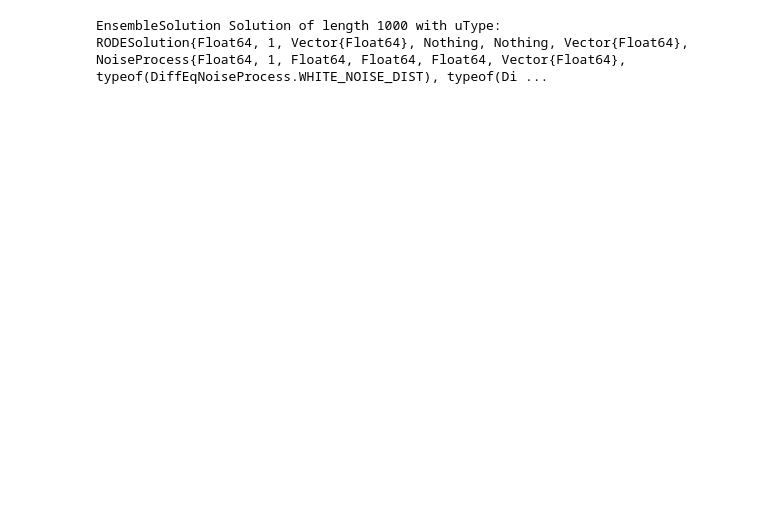
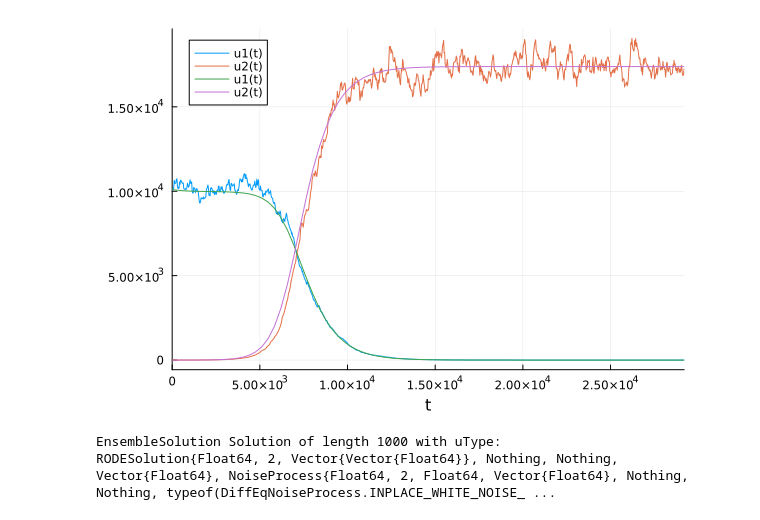
Before and after one commit to jasnyder/stochastic-cancitis-model, a Jupyter notebook: sdes_in_julia.ipynb, the cells around one changed output. Saved outputs shown, nothing was run; the diff lists cells and outputs as text; code cells hidden in the pictures; blank space fills up the shorter version.

```diff
--- a/sdes_in_julia.ipynb
+++ b/sdes_in_julia.ipynb
@@ -20,0 +78,26 @@ plot!(sol2)
+# %%
+u0 = [1.01e4, 3.84e10, 0, 0, 699, 3.61]
+p = [8.7e-4, 1.5e-3, 1.1e-5, 1.1e-5, 4.7e13, 4.7e13, 2e-3, 2e-3, 129, 129, 2e-9, 7.5e-5, 7.5e-5, 7.5e-5, 7.5e-5, 2, 3e-4, 2e9, 2e-8, 7]
+du = zeros(6)
+t=0
+# call the rhs function once to precompile it
+cancitis_rhs(du, u0, p, t)
+cancitis_noise(du, u0, p, t)
+t_relax = 2.5e3
+t_final=365*80
+
+# solve the ODE to relax hopefully out of a stiff region
+ode_prob = ODEProblem(cancitis_rhs, u0, (0, t_final), p)
+ode_sol = solve(ode_prob, saveat=365)
+
+# solve the reduced problem to compare
+u0_reduced = [u0[1], u0[3]]
+reduced_prob = ODEProblem(dimensional_reduced_cancitis_rhs, u0_reduced, (0, t_final), p)
+reduced_sol = solve(reduced_prob, saveat=365)
+
+# write a callback to enforce nonnegativity
+condition(u, t, integrator) = any([uu >=0 for uu in u])
+affect!(integrator) = clamp!(integrator.u, 0, Inf)
+cb = DiscreteCallback(condition, affect!, save_positions=(false, false))
+
+prob = SDEProblem(dimensional_reduced_cancitis_rhs, reduced_cancitis_noise, u0_reduced, (0, t_final), p)
@@ -20,0 +115,2 @@ plot!(sol2)
+# %%
+sol = solve(prob, ImplicitEM(), callback=cb, saveat=30)
@@ -21,8 +135,13 @@ plot!(sol2)
+# %%
+plot(sol)
+plot!(reduced_sol)
+# %% [output]
+[figure, added]
 # %%
 ensembleprob = EnsembleProblem(prob)
-sol = solve(ensembleprob, EnsembleThreads(), trajectories = 1000)
+sol = solve(ensembleprob, ImplicitEM(), EnsembleThreads(), trajectories = 1000, callback=cb, saveat=30)
 # %% [output]
 EnsembleSolution Solution of length 1000 with uType:
-RODESolution{Float64, 1, Vector{Float64}, Nothing, Nothing, Vector{Float64}, NoiseProcess{Float64, 1, Float64, Float64, Float64, Vector{Float64}, typeof(DiffEqNoiseProcess.WHITE_NOISE_DIST), typeof(Di ...
+RODESolution{Float64, 2, Vector{Vector{Float64}}, Nothing, Nothing, Vector{Float64}, NoiseProcess{Float64, 2, Float64, Vector{Float64}, Nothing, Nothing, typeof(DiffEqNoiseProcess.INPLACE_WHITE_NOISE_ ...
 # %%
 using DifferentialEquations.EnsembleAnalysis
```
Also changed, not shown: parts of 22 cells of this notebook, 8 other files.
